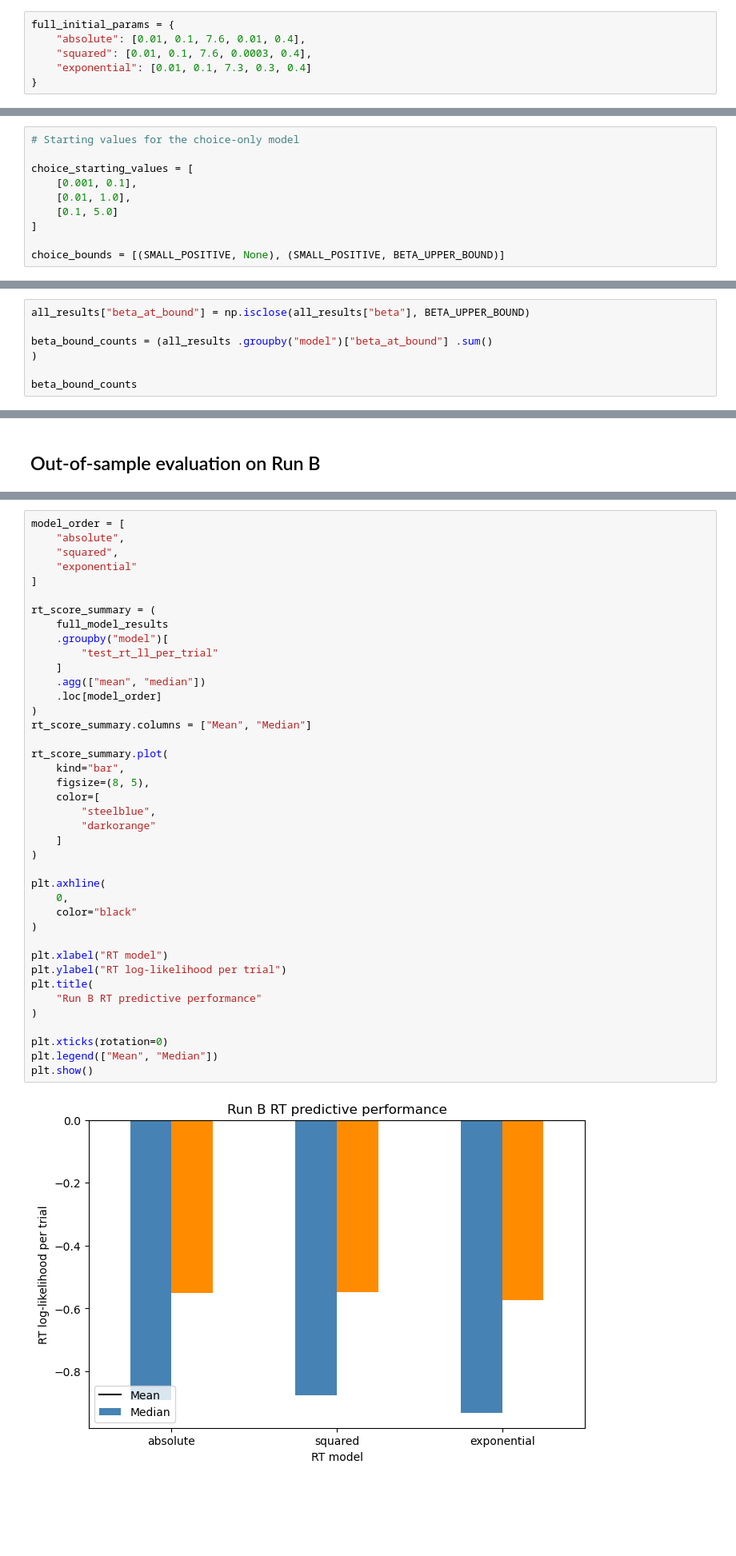
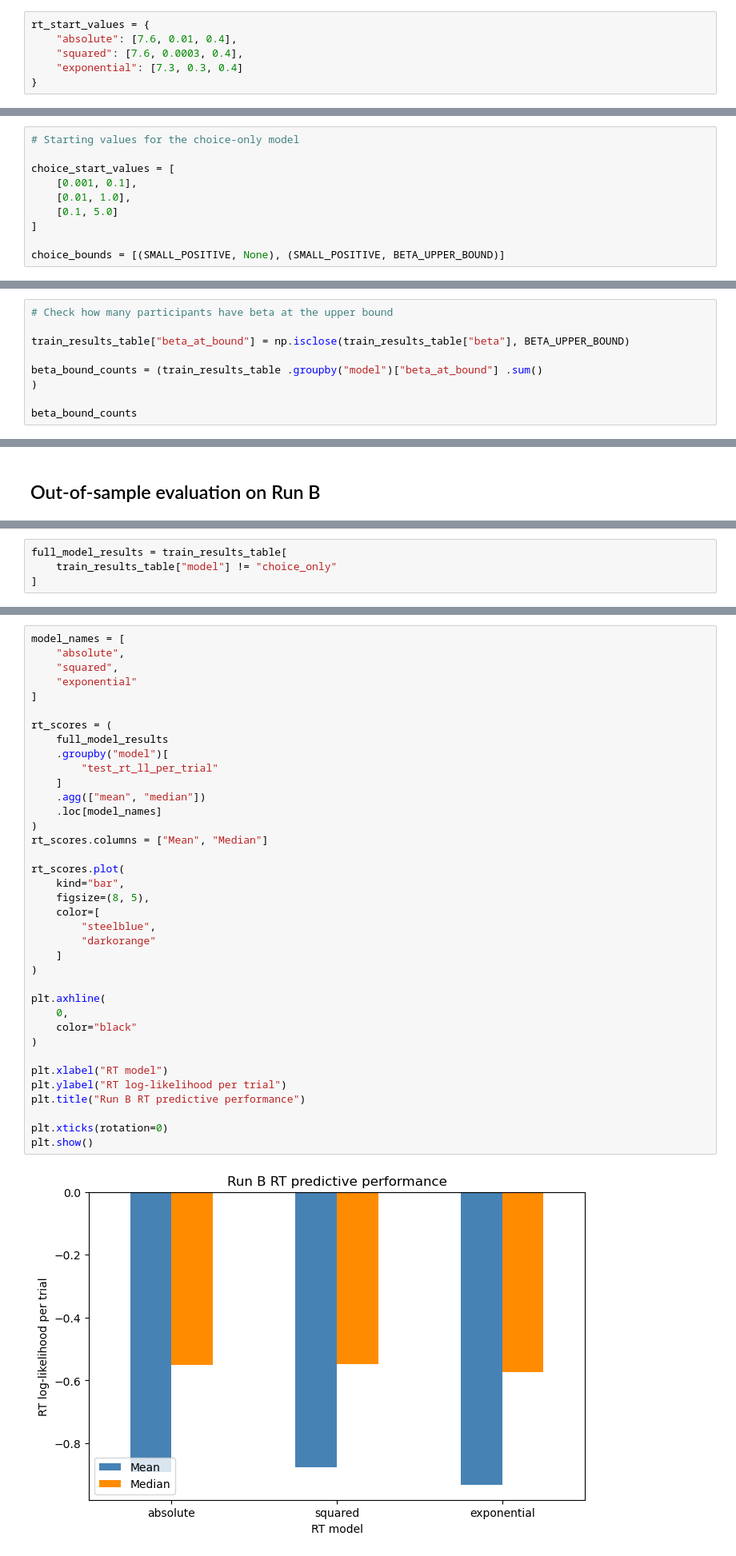
Before and after one commit to TonyDql/cog_dt_sci_final_proj, a Jupyter notebook: dt_process.ipynb, the cells around one changed output, grey strips where cells are left out. Shown at 80% size. Cells and saved outputs as stored; diff of their text form; blank space fills up the shorter version.

```diff
--- a/dt_process.ipynb
+++ b/dt_process.ipynb
@@ -618,10 +595,10 @@ LAMBDA_VALUES = [
     0.1
 ]
 # %%
-full_initial_params = {
-    "absolute": [0.01, 0.1, 7.6, 0.01, 0.4],
-    "squared": [0.01, 0.1, 7.6, 0.0003, 0.4],
-    "exponential": [0.01, 0.1, 7.3, 0.3, 0.4]
+rt_start_values = {
+    "absolute": [7.6, 0.01, 0.4],
+    "squared": [7.6, 0.0003, 0.4],
+    "exponential": [7.3, 0.3, 0.4]
 }
 # %%
 full_bounds = [
@@ -634,7 +611,7 @@ full_bounds = [
 # %%
 # Starting values for the choice-only model
 
-choice_starting_values = [
+choice_start_values = [
     [0.001, 0.1],
     [0.01, 1.0],
     [0.1, 5.0]
@@ -909,9 +804,11 @@ parameter_summary
 | exponential | 0.000529 | 0.009236 | 0.068088 | 0.067827 | 0.612480 | 2.534289 | 6.721009 | 7.434590 | 7.915629 | 0.0 | 0.202507 | ... |
 | squared | 0.000570 | 0.008049 | 0.061249 | 0.068298 | 0.577616 | 2.517515 | 6.743212 | 7.512189 | 8.016027 | 0.0 | 0.000039 | ... |
 # %%
-all_results["beta_at_bound"] = np.isclose(all_results["beta"], BETA_UPPER_BOUND)
+# Check how many participants have beta at the upper bound
 
-beta_bound_counts = (all_results .groupby("model")["beta_at_bound"] .sum()
+train_results_table["beta_at_bound"] = np.isclose(train_results_table["beta"], BETA_UPPER_BOUND)
+
+beta_bound_counts = (train_results_table .groupby("model")["beta_at_bound"] .sum()
 )
 
 beta_bound_counts
@@ -2082 +1400,5 @@ improvement_table
+# %%
+full_model_results = train_results_table[
+    train_results_table["model"] != "choice_only"
+]
 # %%
@@ -2150,42 +1433,39 @@ choice_diagnostic
 # %%
-model_order = [
+model_names = [
     "absolute",
     "squared",
     "exponential"
 ]
 
-rt_score_summary = (
+rt_scores = (
     full_model_results
     .groupby("model")[
         "test_rt_ll_per_trial"
     ]
     .agg(["mean", "median"])
-    .loc[model_order]
+    .loc[model_names]
 )
-rt_score_summary.columns = ["Mean", "Median"]
+rt_scores.columns = ["Mean", "Median"]
 
-rt_score_summary.plot(
+rt_scores.plot(
     kind="bar",
     figsize=(8, 5),
     color=[
         "steelblue",
         "darkorange"
     ]
 )
 
 plt.axhline(
     0,
     color="black"
 )
 
 plt.xlabel("RT model")
 plt.ylabel("RT log-likelihood per trial")
-plt.title(
-    "Run B RT predictive performance"
-)
+plt.title("Run B RT predictive performance")
 
 plt.xticks(rotation=0)
-plt.legend(["Mean", "Median"])
 plt.show()
 # %% [output]
-[figure, old version]
+[figure, new version]
```
Also changed, not shown: parts of 43 cells of this notebook.
